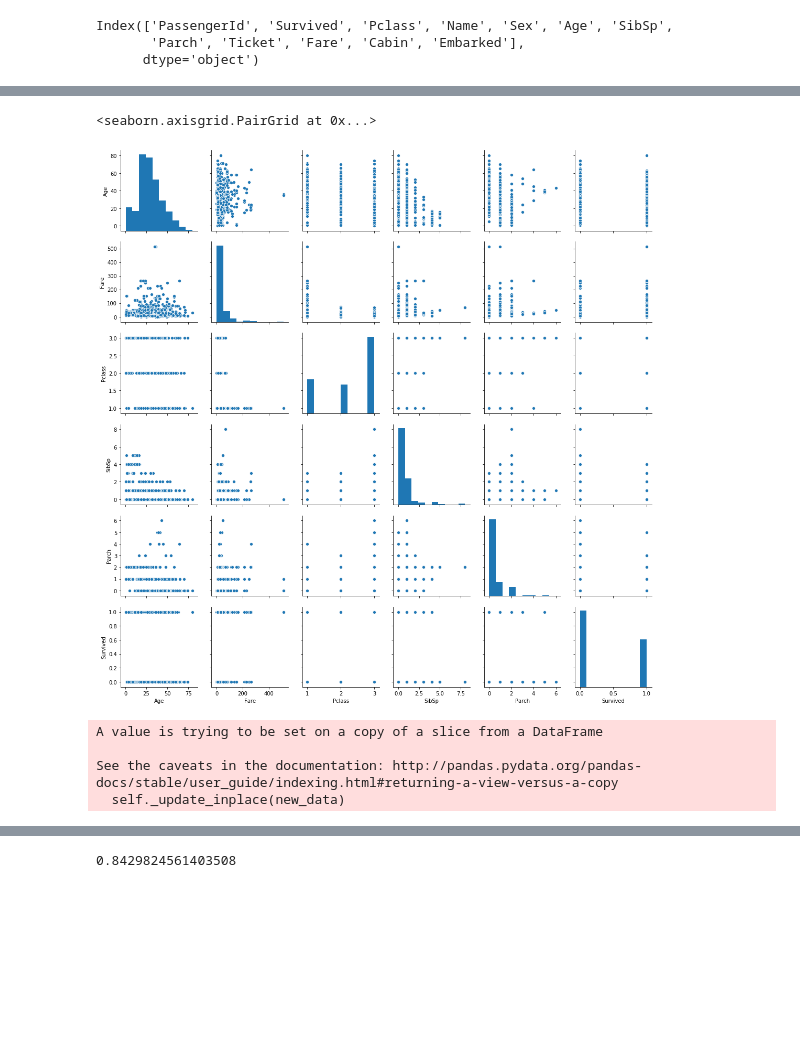
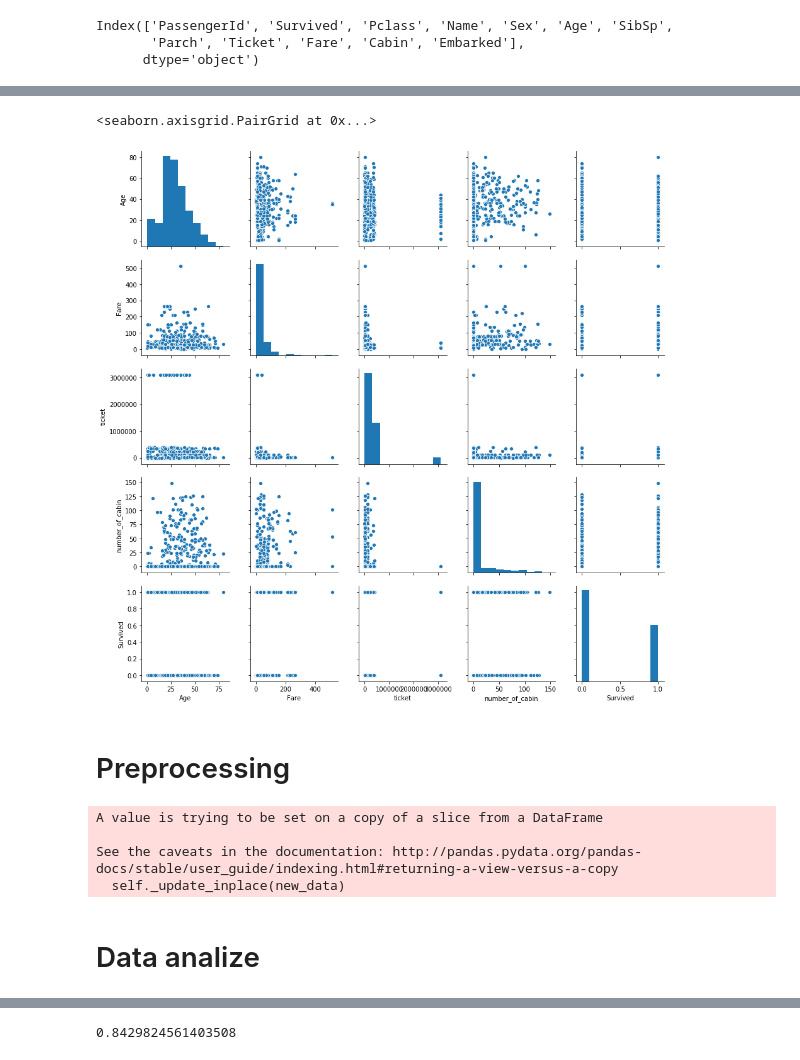
Before and after one commit to maksimrm/Kaggle, a Jupyter notebook: Titanic/titanic.ipynb, the cells around one changed output, grey strips where cells are left out. Cells and saved outputs as stored; diff of their text form; code cells hidden in the pictures; blank space fills up the shorter version.

```diff
--- a/Titanic/titanic.ipynb
+++ b/Titanic/titanic.ipynb
@@ -22,3 +32,23 @@ str_columns = ['Name', 'Ticket',  'Cabin']
+# %%
+data_ticket = np.array(data_ticket, dtype = int)
+# %%
+data["ticket"] = data_ticket
+# %%
+def clear_cabin(x):
+    a = np.array([item[1:] for item in x.split(" ")])
+    a = np.array(a[a!= ""], dtype = int)
+    if len(a) == 0:
+        res = 0
+    else:
+        res = int(a.mean())
+    return res
+
+
+data_corpus = np.array(data[str_columns[1]].fillna("N0").apply(lambda x: x.split(" ")[0][0]))
+data_cabin = np.array(data[str_columns[1]].fillna("N0").apply(clear_cabin))
+# %%
+data["corpus"] = data_corpus
+data["number_of_cabin"] = data_cabin
 # %%
 data.dropna().shape
 # %% [output]
@@ -26,8 +56,10 @@ data.dropna().shape
 # %%
-seaborn.pairplot(data[num_columns + cat_columns + ['Survived']])
+seaborn.pairplot(data[num_columns  + ['Survived']])
 # %% [output]
 <seaborn.axisgrid.PairGrid at 0x...>
-[figure, old version]
+[figure, new version]
+# %% [markdown]
+# Preprocessing
 # %%
 data_mean = data[num_columns]
 data_zeros = data[num_columns].fillna(0)
@@ -90,3 +122,5 @@ X_train_to_add = train_data_zeros[y_train.as_matrix() == 1,:][indices_to_add,:]
 y_add = np.ones(np.sum(y_train==0)-np.sum(y_train==1))
 train_balanced = np.append(train_data_zeros, X_train_to_add, axis = 0)
 y_balanced = np.append(y_train, y_add)
+# %% [markdown]
+# Data analize
```
Also changed, not shown: parts of 71 cells of this notebook, 1 other file.
